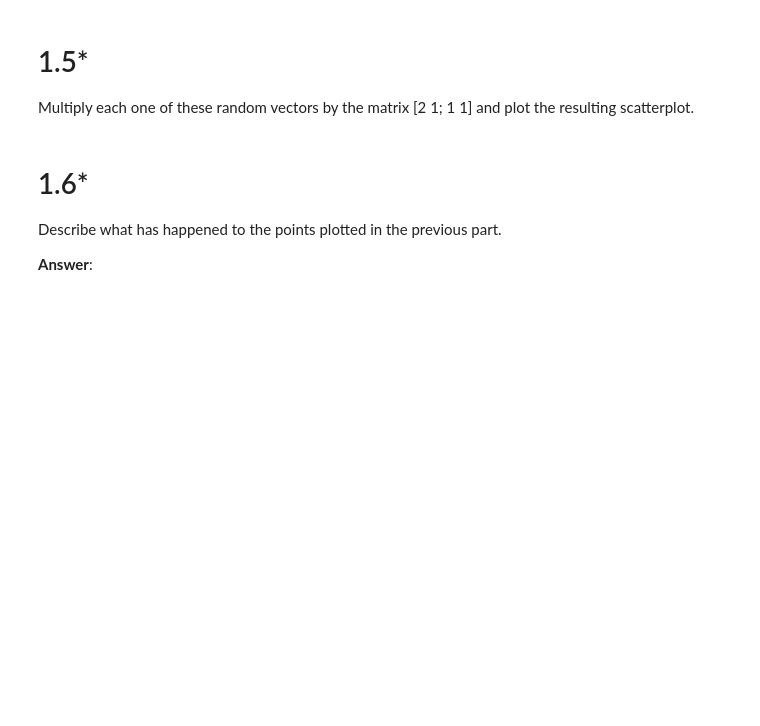
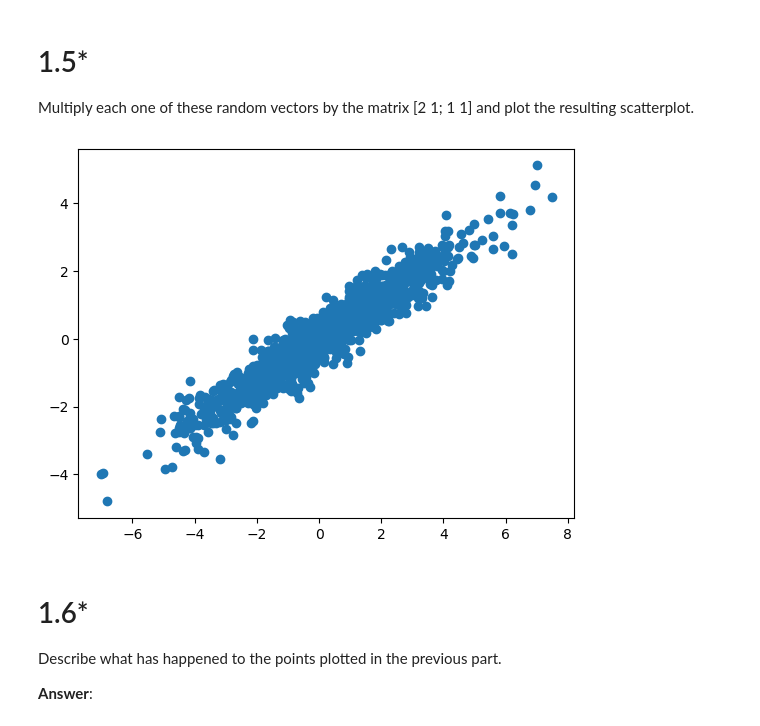
Before and after one commit to noa-bit/dm1590-labs, a Jupyter notebook: lab-2/DM1590_Lab2.ipynb, the cells around one changed output. Drawn from its saved outputs; the diff is of its cells as text; code cells hidden in the pictures; blank space fills up the shorter version.

```diff
--- a/lab-2/DM1590_Lab2.ipynb
+++ b/lab-2/DM1590_Lab2.ipynb
@@ -97,3 +94,11 @@ Multiply each one of these random vectors by the matrix [2 1; 1 1] and plot the
+# %%
+combined = np.column_stack((scatter_x, scatter_y))
+matrix = np.array([[2, 1],[1, 1]])
+dot_combined = np.dot(combined, matrix)
+plt.scatter(dot_combined[:,0], dot_combined[:,1])
+plt.show()
+# %% [output]
+[figure, added]
 # %% [markdown]
 # 1.6*
 
```
Also changed, not shown: parts of 11 cells of this notebook.
